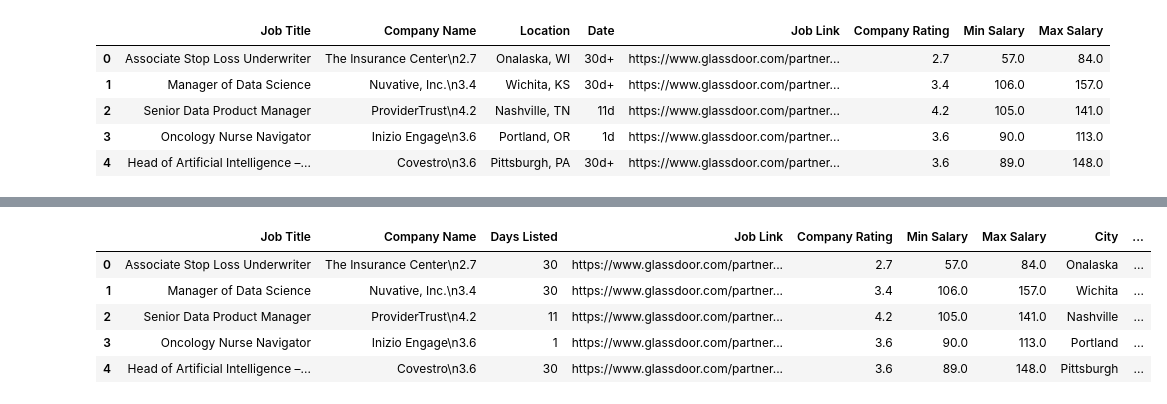
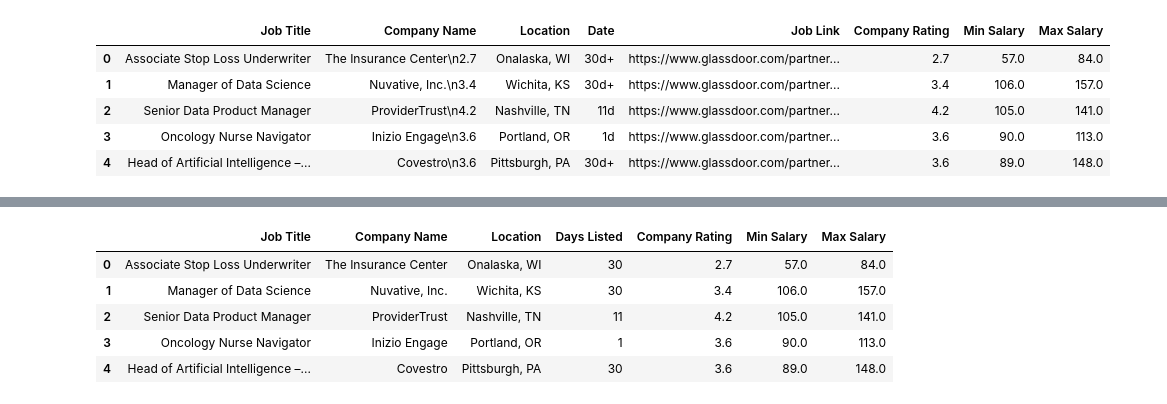
Before and after one commit to Robotrousers/Project3_JobsAnalysis, a Jupyter notebook: data_job_market.ipynb, the cells around one changed output, grey strips where cells are left out. Saved outputs shown, nothing was run; the diff lists cells and outputs as text; code cells hidden in the pictures.

```diff
--- a/data_job_market.ipynb
+++ b/data_job_market.ipynb
@@ -41,0 +40,4 @@ clean_df.head()
+# %%
+#removing the ratings from the company names
+df['Company Name'] = df['Company Name'].str.split('\n').str[0]
+df
@@ -41,0 +58,6 @@ clean_df.head()
+# %%
+# Dropping the Job Link column and creating a new DataFrame
+df = df.drop('Job Link', axis=1)
+
+# Display the cleaned DataFrame
+df.head()
@@ -42,7 +71,7 @@ clean_df.head()
 # %%
 # Remove 'd' and 'd+' from the days_listed column
-clean_df['Date'] = df['Date'].str.replace('d\+?', '', regex=True)
+df['Date'] = df['Date'].str.replace('d\+?', '', regex=True)
 
 # Display the updated DataFrame
-clean_df.head()
+df.head()
 # %% [output]
@@ -55,13 +84,13 @@ clean_df.head()
 # %%
 # Renaming the column
-clean_df.rename(columns={'Date': 'Days Listed'}, inplace=True)
+df.rename(columns={'Date': 'Days Listed'}, inplace=True)
 
 # Display the updated DataFrame
-clean_df.head()
+df.head()
 # %% [output]
-|  | Job Title | Company Name | Days Listed | Job Link | Company Rating | Min Salary | Max Salary | City | ... |
-| 0 | Associate Stop Loss Underwriter | The Insurance Center\n2.7 | 30 | https://www.glassdoor.com/partner... | 2.7 | 57.0 | 84.0 | Onalaska | ... |
-| 1 | Manager of Data Science | Nuvative, Inc.\n3.4 | 30 | https://www.glassdoor.com/partner... | 3.4 | 106.0 | 157.0 | Wichita | ... |
-| 2 | Senior Data Product Manager | ProviderTrust\n4.2 | 11 | https://www.glassdoor.com/partner... | 4.2 | 105.0 | 141.0 | Nashville | ... |
-| 3 | Oncology Nurse Navigator | Inizio Engage\n3.6 | 1 | https://www.glassdoor.com/partner... | 3.6 | 90.0 | 113.0 | Portland | ... |
-| 4 | Head of Artificial Intelligence –... | Covestro\n3.6 | 30 | https://www.glassdoor.com/partner... | 3.6 | 89.0 | 148.0 | Pittsburgh | ... |
+|  | Job Title | Company Name | Location | Days Listed | Company Rating | Min Salary | Max Salary |
+| 0 | Associate Stop Loss Underwriter | The Insurance Center | Onalaska, WI | 30 | 2.7 | 57.0 | 84.0 |
+| 1 | Manager of Data Science | Nuvative, Inc. | Wichita, KS | 30 | 3.4 | 106.0 | 157.0 |
+| 2 | Senior Data Product Manager | ProviderTrust | Nashville, TN | 11 | 4.2 | 105.0 | 141.0 |
+| 3 | Oncology Nurse Navigator | Inizio Engage | Portland, OR | 1 | 3.6 | 90.0 | 113.0 |
+| 4 | Head of Artificial Intelligence –... | Covestro | Pittsburgh, PA | 30 | 3.6 | 89.0 | 148.0 |
```
Also changed, not shown: parts of 15 cells of this notebook.
